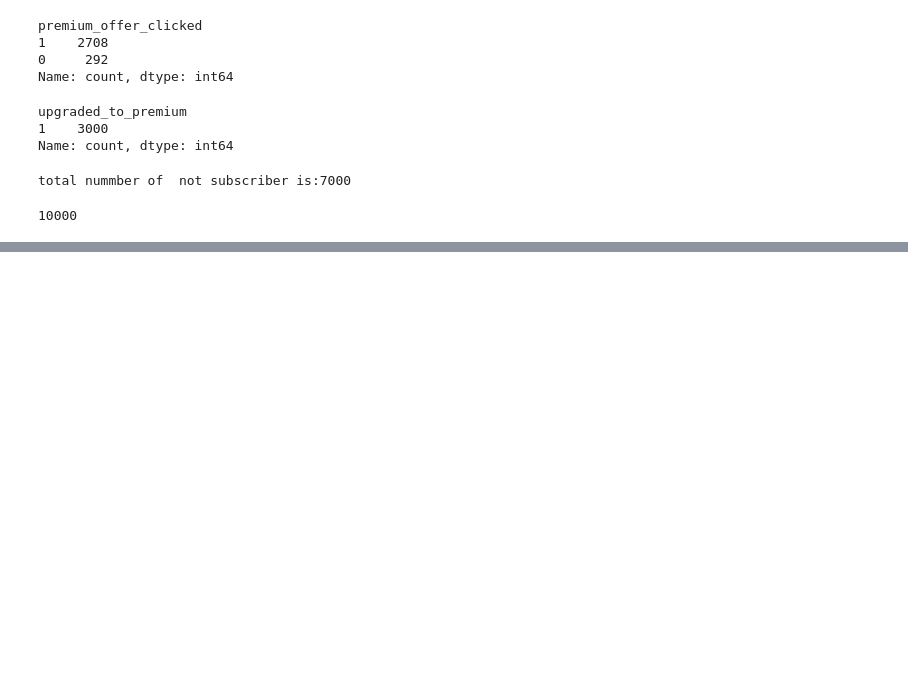
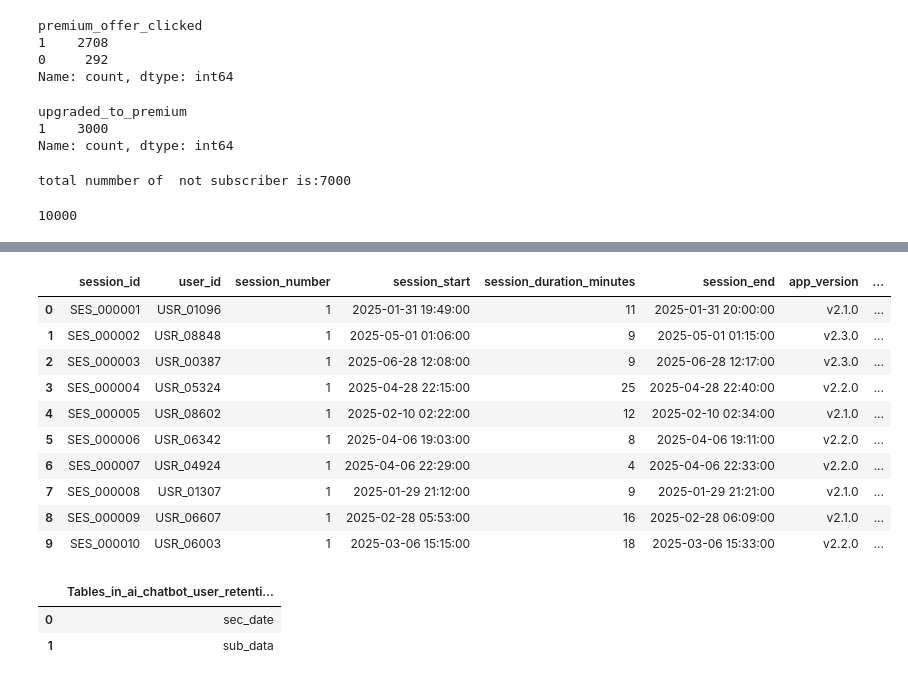
Before and after one commit to vishva0710/ai-chatbot-user-retention-analysis, a Jupyter notebook: AI_Chatbot_User_Retention_Analysis.ipynb, the cells around one changed output, grey strips where cells are left out. Saved outputs shown, nothing was run; the diff lists cells and outputs as text; code cells hidden in the pictures; blank space fills up the shorter version.

```diff
--- a/AI_Chatbot_User_Retention_Analysis.ipynb
+++ b/AI_Chatbot_User_Retention_Analysis.ipynb
@@ -425,0 +520,22 @@ user_data.shape[0]
+# %%
+sec_date.to_sql('sec_Date',con=engin,if_exists='append',index=False)
+pd.read_sql('select * from  sec_date LIMIT 10 ',engin)
+# %% [output]
+|  | session_id | user_id | session_number | session_start | session_duration_minutes | session_end | app_version | ... |
+| 0 | SES_000001 | USR_01096 | 1 | 2025-01-31 19:49:00 | 11 | 2025-01-31 20:00:00 | v2.1.0 | ... |
+| 1 | SES_000002 | USR_08848 | 1 | 2025-05-01 01:06:00 | 9 | 2025-05-01 01:15:00 | v2.3.0 | ... |
+| 2 | SES_000003 | USR_00387 | 1 | 2025-06-28 12:08:00 | 9 | 2025-06-28 12:17:00 | v2.3.0 | ... |
+| 3 | SES_000004 | USR_05324 | 1 | 2025-04-28 22:15:00 | 25 | 2025-04-28 22:40:00 | v2.2.0 | ... |
+| 4 | SES_000005 | USR_08602 | 1 | 2025-02-10 02:22:00 | 12 | 2025-02-10 02:34:00 | v2.1.0 | ... |
+| 5 | SES_000006 | USR_06342 | 1 | 2025-04-06 19:03:00 | 8 | 2025-04-06 19:11:00 | v2.2.0 | ... |
+| 6 | SES_000007 | USR_04924 | 1 | 2025-04-06 22:29:00 | 4 | 2025-04-06 22:33:00 | v2.2.0 | ... |
+| 7 | SES_000008 | USR_01307 | 1 | 2025-01-29 21:12:00 | 9 | 2025-01-29 21:21:00 | v2.1.0 | ... |
+| 8 | SES_000009 | USR_06607 | 1 | 2025-02-28 05:53:00 | 16 | 2025-02-28 06:09:00 | v2.1.0 | ... |
+| 9 | SES_000010 | USR_06003 | 1 | 2025-03-06 15:15:00 | 18 | 2025-03-06 15:33:00 | v2.2.0 | ... |
+# %%
+query='show tables from ai_chatbot_user_retention_analysis'
+pd.read_sql(query,engin)
+# %% [output]
+|  | Tables_in_ai_chatbot_user_retenti... |
+| 0 | sec_date |
+| 1 | sub_data |
```
Also changed, not shown: parts of 10 cells of this notebook.
